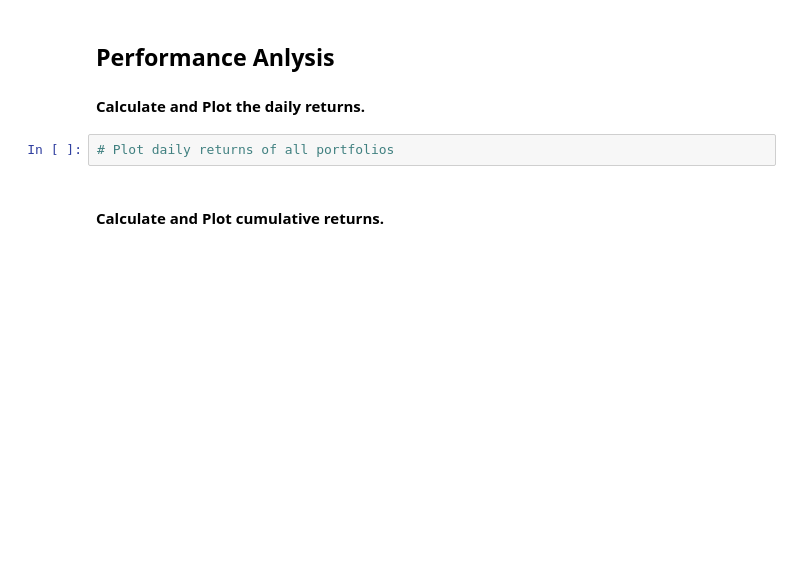
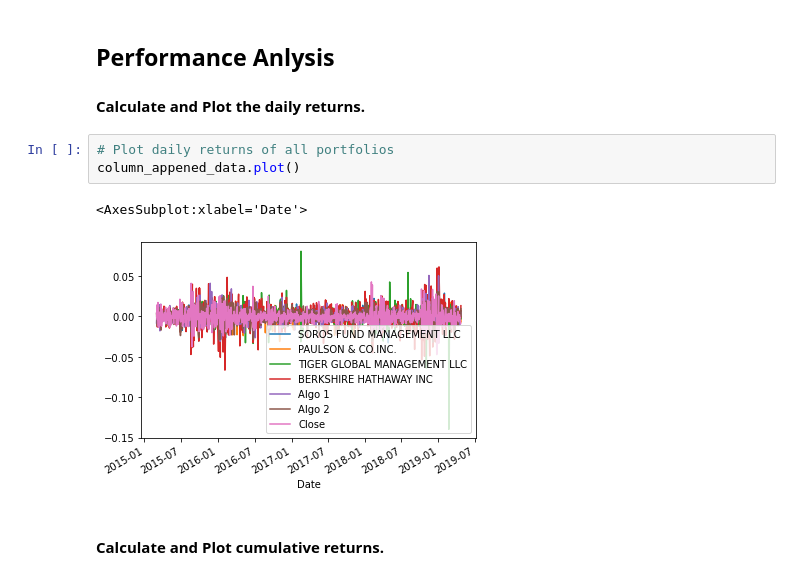
Before and after one commit to EvitaL1983/Pandas-Homework, a Jupyter notebook: Code/Starter_Code/whale_analysis.ipynb, the cells around one changed output. Drawn from its saved outputs; the diff is of its cells as text; blank space fills up the shorter version.

```diff
--- a/Code/Starter_Code/whale_analysis.ipynb
+++ b/Code/Starter_Code/whale_analysis.ipynb
@@ -245,6 +340,10 @@ In this section, you will calculate and visualize performance and risk metrics f
 #### Calculate and Plot the daily returns.
 # %%
 # Plot daily returns of all portfolios
+column_appened_data.plot()
+# %% [output]
+<AxesSubplot:xlabel='Date'>
+[figure, added]
 # %% [markdown]
 #### Calculate and Plot cumulative returns.
 # %%
```
Also changed, not shown: parts of 55 cells of this notebook.
